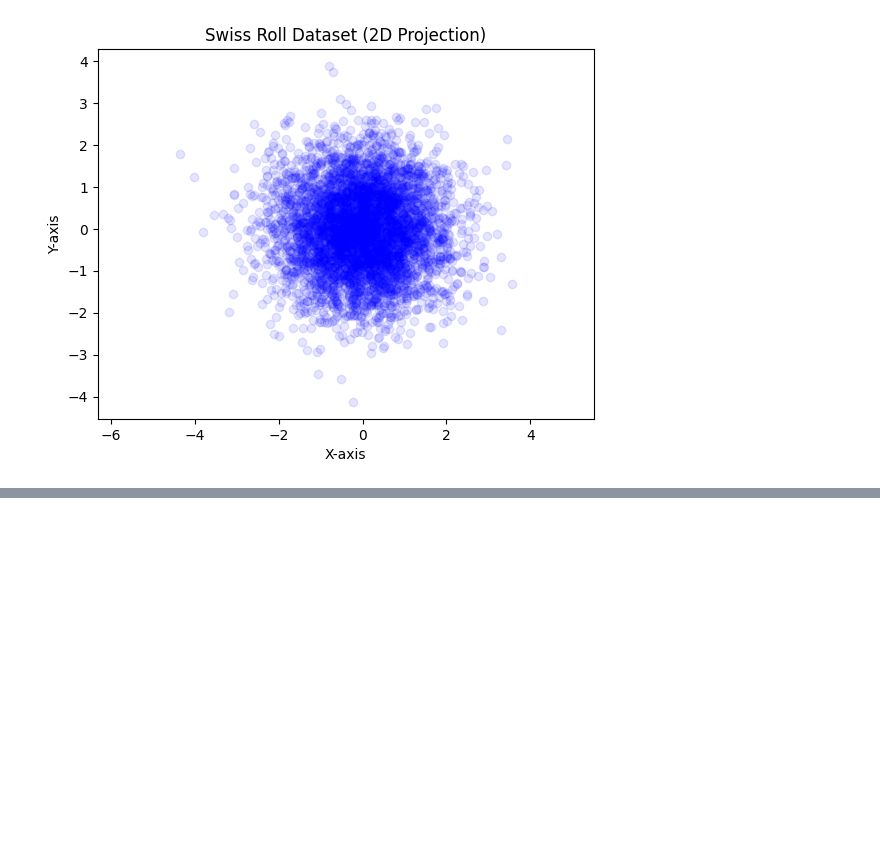
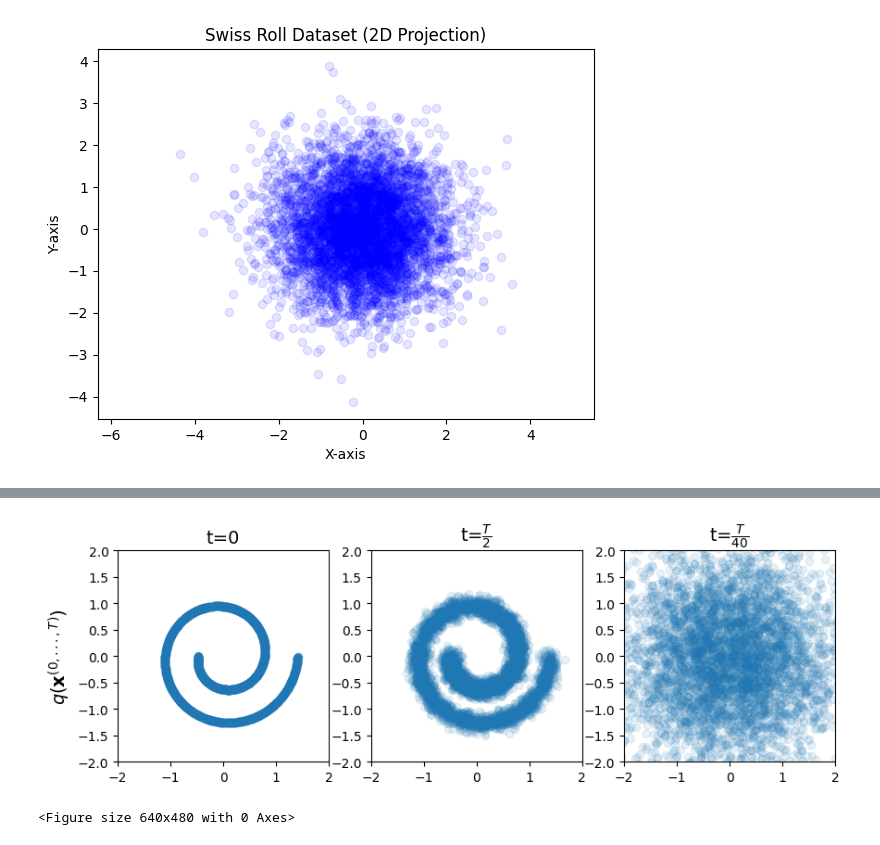
Before and after one commit to aykutcayir34/generative_modeling, a Jupyter notebook: diffusion_model.ipynb, the cells around one changed output, grey strips where cells are left out. Drawn from its saved outputs; the diff is of its cells as text; code cells hidden in the pictures; blank space fills up the shorter version.

Commit message:
forward process is done

```diff
--- a/diffusion_model.ipynb
+++ b/diffusion_model.ipynb
@@ -64,7 +64,7 @@ class DiffusionModel(torch.nn.Module):
         self.alphas = 1 - self.betas
         self.alpha_bars = torch.cumprod(self.alphas, dim=0)
 
-    def forward_process(self, x0, t=40):
+    def forward_process(self, x0, t):
         assert t > 0, "t must be greater than 0"
         t = t - 1  # Adjust for 0-based indexing
         mu = torch.sqrt(self.alpha_bars[t-1]) * x0
@@ -74,0 +96,33 @@ class DiffusionModel(torch.nn.Module):
+# %%
+def sample_batch(batch_size, device='cpu'):
+    data, _ = make_swiss_roll(batch_size)
+    data = data[:, [2, 0]] / 10 # Use only two dimensions
+    data = data * np.array([1, -1])
+    data = torch.from_numpy(data).float().to(device)
+    return data
+# %%
+model = DiffusionModel(T=40)
+x0 = sample_batch(5_000)
+xt = model.forward_process(x0, t=40)
+# %%
+fontsize = 14
+fig = plt.figure(figsize=(10, 3))
+data = [x0, model.forward_process(x0, t=20), model.forward_process(x0, t=40)]
+for i in range(3):
+    plt.subplot(1, 3, i + 1)
+    plt.scatter(data[i][:, 0].cpu().numpy(), data[i][:, 1].cpu().numpy(), alpha=0.1)
+    plt.xlim([-2, 2])
+    plt.ylim([-2, 2])
+    plt.gca().set_aspect('equal', adjustable='box')
+    if i == 0:
+        plt.ylabel(r'$q(\mathbf{x}^{(0,...,T)})$', fontsize=fontsize)
+        plt.title('t=0', fontsize=fontsize)
+    if i == 1:
+        plt.title(r't=$\frac{T}{2}$', fontsize=fontsize)
+    if i == 2:
+        plt.title(r't=$\frac{T}{40}$', fontsize=fontsize)
+plt.show()
+plt.savefig('forward_process.png', bbox_inches='tight')
+# %% [output]
+[figure, added]
+<Figure size 640x480 with 0 Axes>
```
Also changed, not shown: parts of 3 cells of this notebook.
